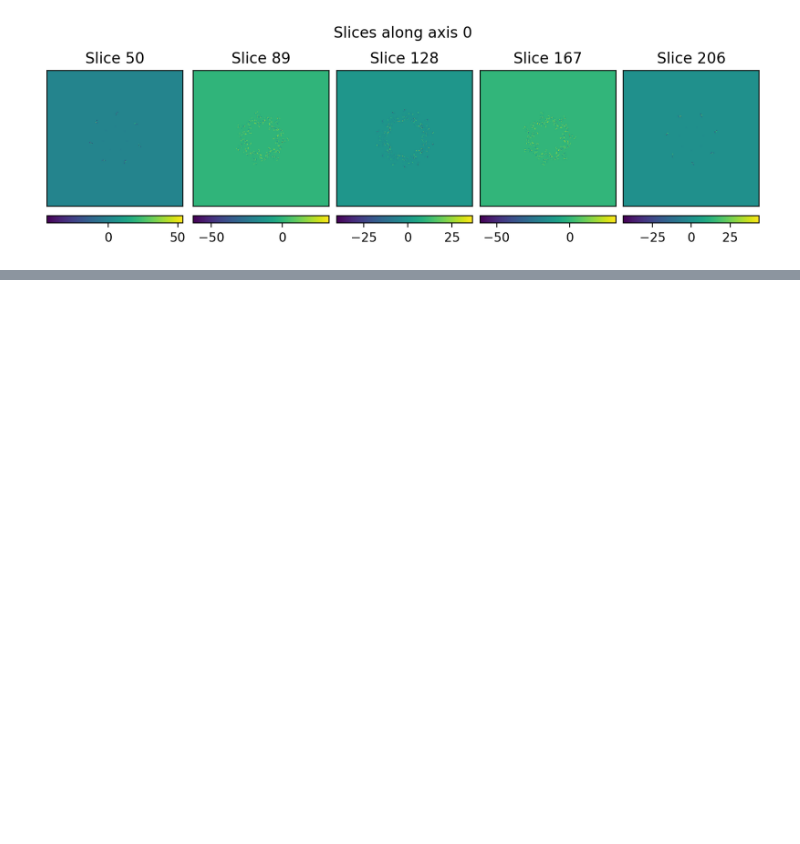
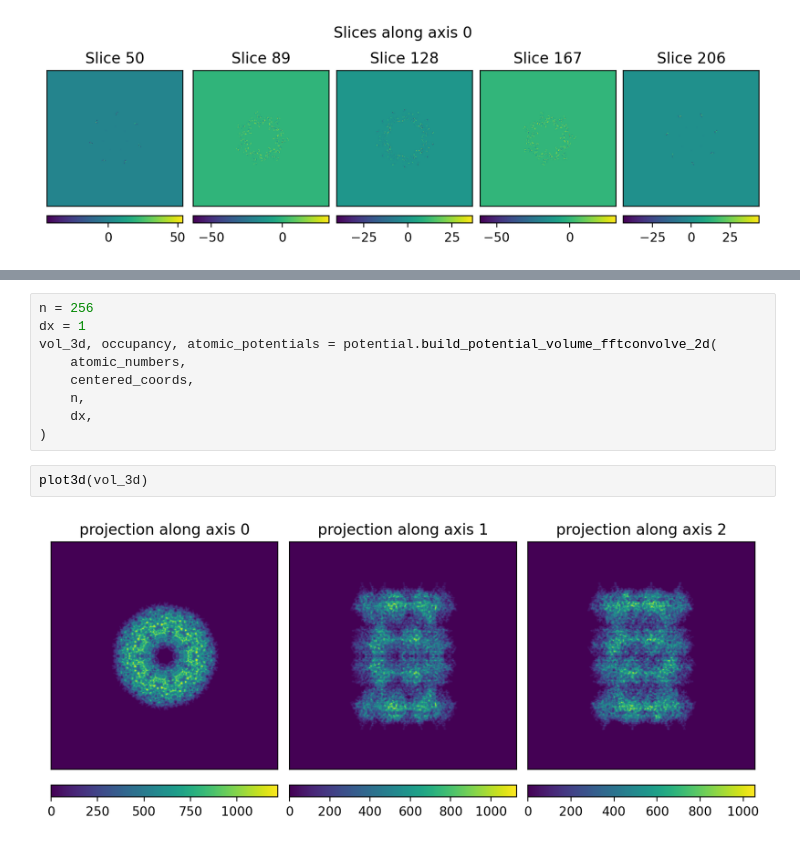
Before and after one commit to joelyeois/specter, a Jupyter notebook: dev-notebooks/pdb2mrc-allvariations-no-ice.ipynb, the cells around one changed output, grey strips where cells are left out. Drawn from its saved outputs; the diff is of its cells as text; blank space fills up the shorter version.

```diff
--- a/dev-notebooks/pdb2mrc-allvariations-no-ice.ipynb
+++ b/dev-notebooks/pdb2mrc-allvariations-no-ice.ipynb
@@ -187,0 +159,13 @@ plot_slices(vol_3d - vol_snapped_3d, start_idx=start_idx, end_idx=n - start_idx)
+# %%
+n = 256
+dx = 1
+vol_3d, occupancy, atomic_potentials = potential.build_potential_volume_fftconvolve_2d(
+    atomic_numbers,
+    centered_coords,
+    n,
+    dx,
+)
+# %%
+plot3d(vol_3d)
+# %% [output]
+[figure, added]
```
Also changed, not shown: parts of 12 cells of this notebook, 4 other files.
